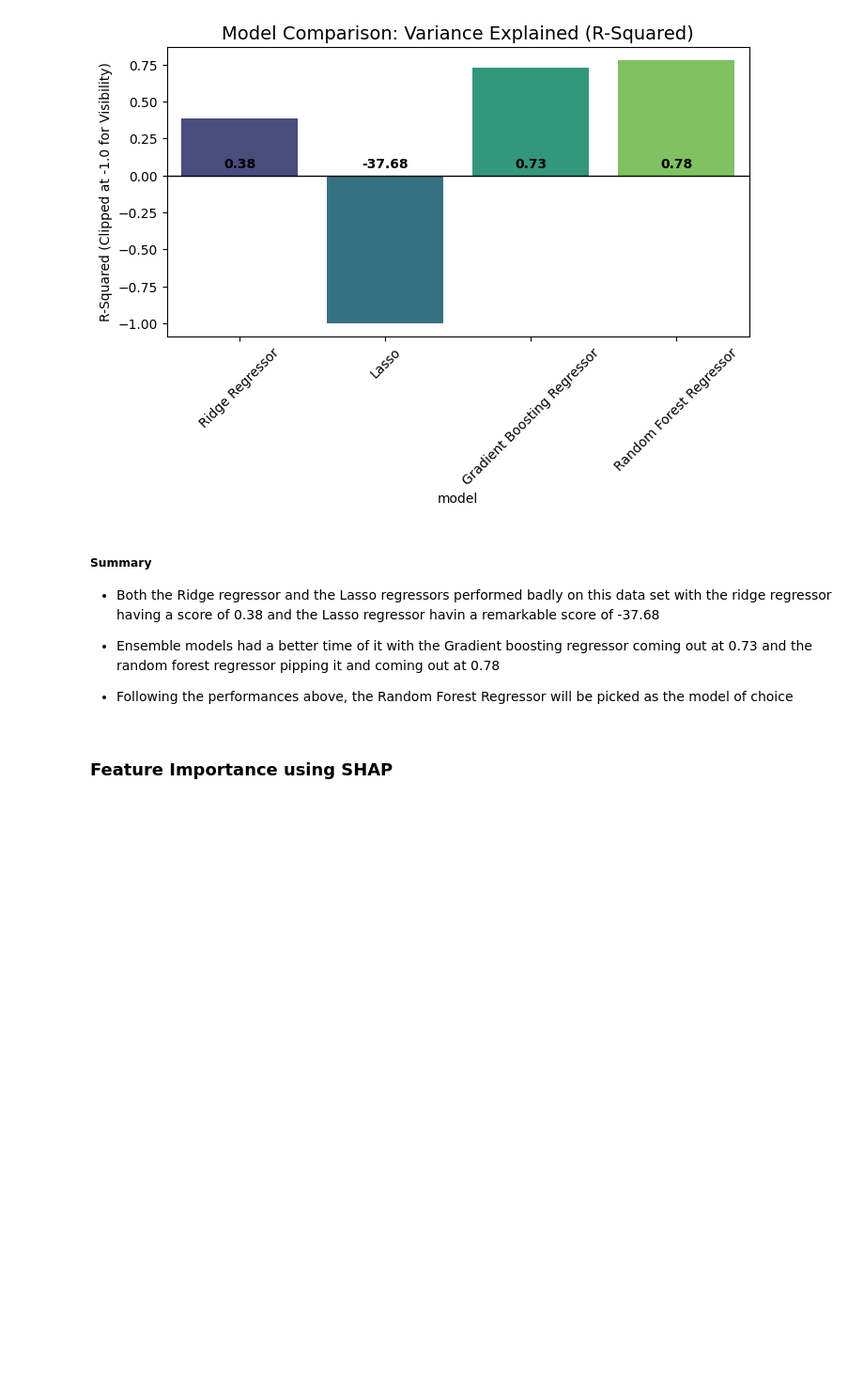
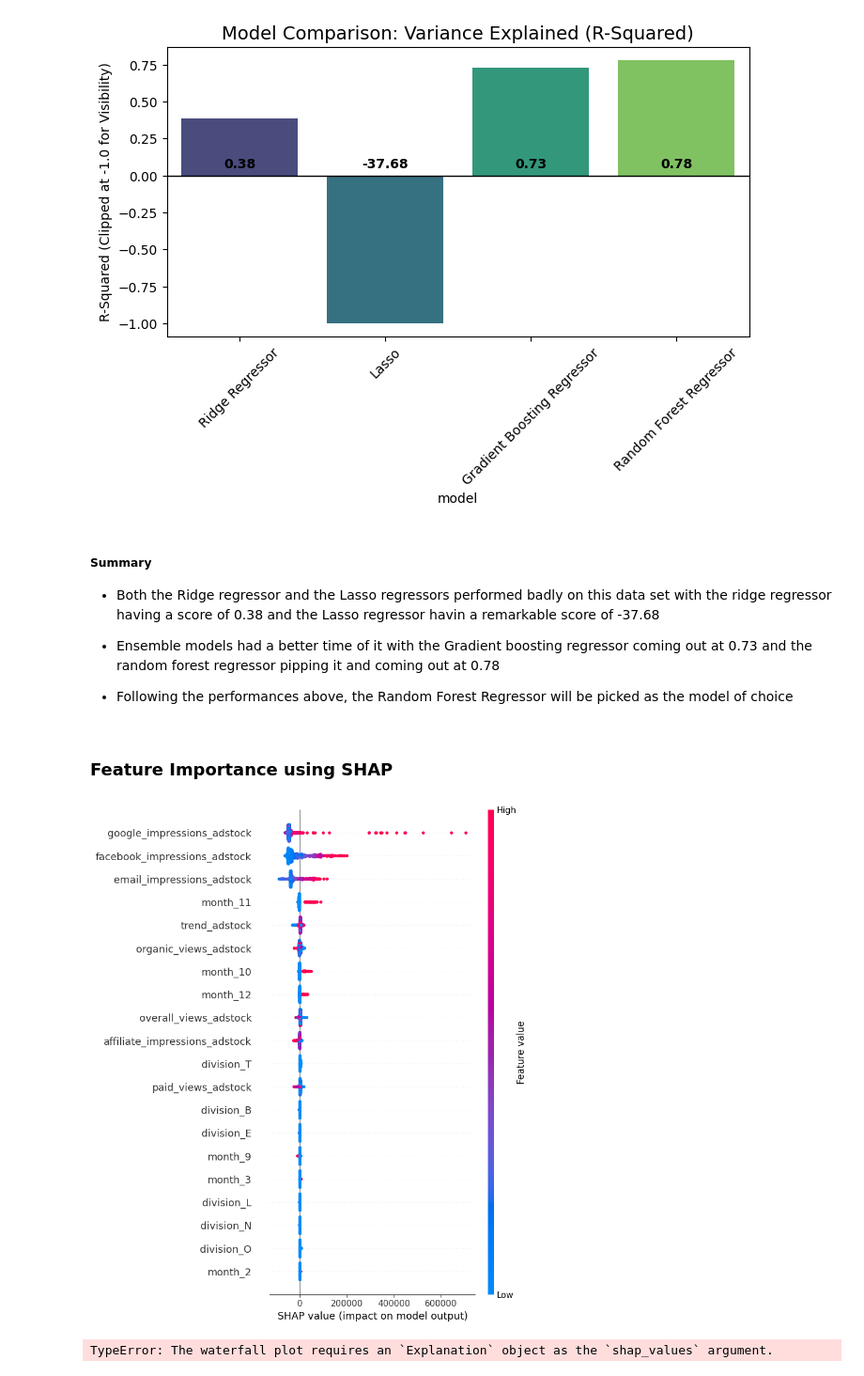
Before and after one commit to N-anle/Marketing-Mix-Modelling, a Jupyter notebook: notebooks/notebook.ipynb, the cells around one changed output. Shown at 94% size. Cells and saved outputs as stored; diff of their text form; code cells hidden in the pictures; blank space fills up the shorter version.

```diff
--- a/notebooks/notebook.ipynb
+++ b/notebooks/notebook.ipynb
@@ -750,0 +745,9 @@ rf_model = RandomForestRegressor(random_state=42)
+# %%
+def split_data(x,y):
+    split_point = int(len(x) * 0.8)
+    x_train = x.iloc[:split_point]
+    x_test = x.iloc[split_point:]
+    y_train = y.iloc[:split_point]
+    y_test = y.iloc[split_point:]
+
+    return x_train,x_test,y_train,y_test
@@ -752,3 +762,17 @@ rf_model = RandomForestRegressor(random_state=42)
 ### Feature Importance using SHAP
 # %%
 import shap
+# %%
+
+x_train,x_test,y_train,y_test = split_data(x,y)
+
+explainer = shap.TreeExplainer(model)
+shap_values = explainer.shap_values(x_test)
+
+summary = shap.summary_plot(shap_values = shap_values, features = x_test)
+# %% [output]
+[figure, added]
+# %%
+shap.plots.waterfall(shap_values[0])
+# %% [output]
+TypeError: The waterfall plot requires an `Explanation` object as the `shap_values` argument.
```
Also changed, not shown: parts of 6 cells of this notebook.
